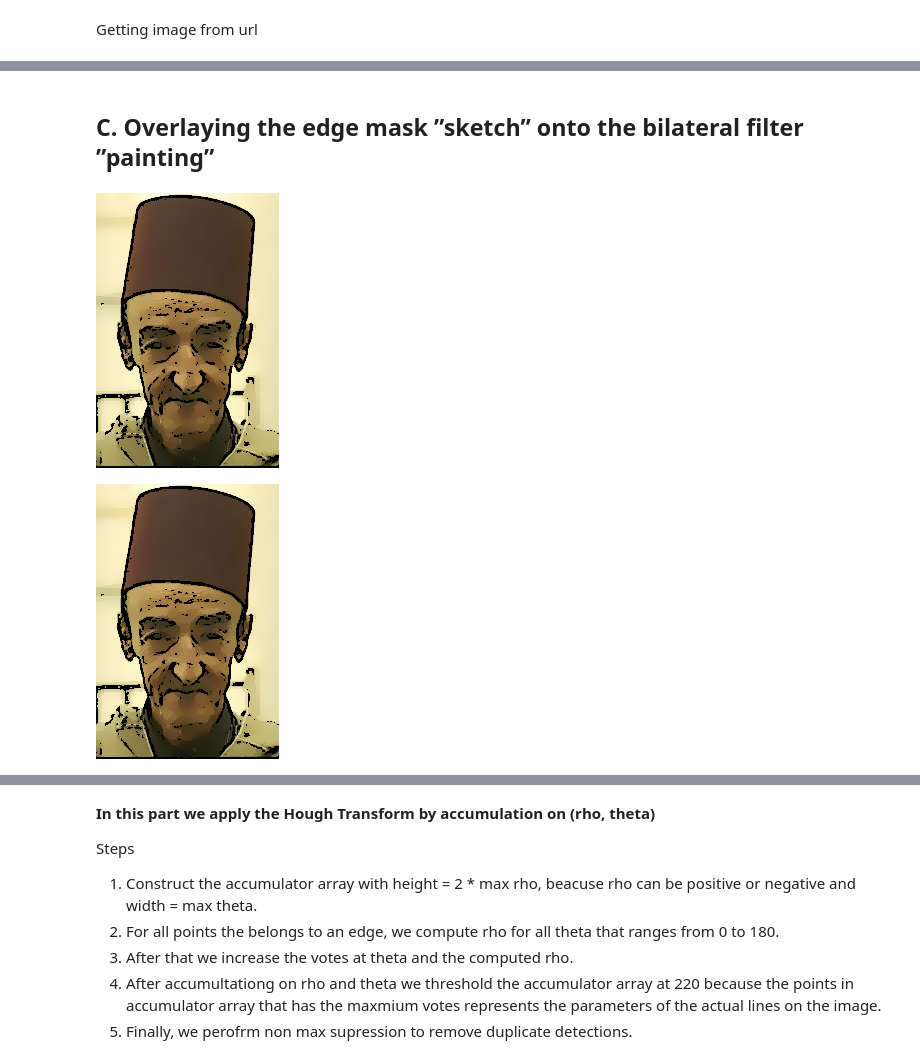
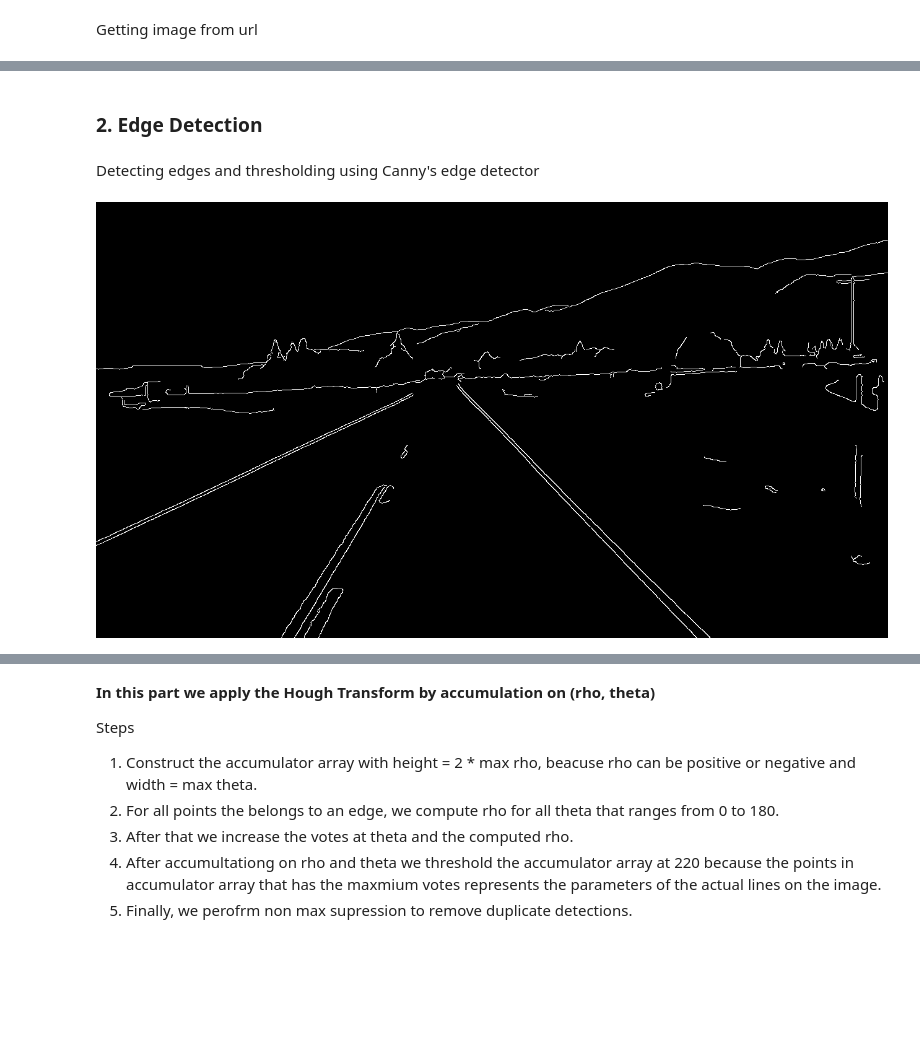
Before and after one commit to Youhanna-Yousry/Image-Cartoonifying-and-Lane-Detection, a Jupyter notebook: LaneDetection.ipynb, the cells around one changed output, grey strips where cells are left out. Saved outputs shown, nothing was run; the diff lists cells and outputs as text; code cells hidden in the pictures; blank space fills up the shorter version.

```diff
--- a/LaneDetection.ipynb
+++ b/LaneDetection.ipynb
@@ -57,21 +48,9 @@ cv2_imshow(smoothed_img)
-# %% [markdown]
-## C. Overlaying the edge mask ”sketch” onto the bilateral filter ”painting”
-# %%
-combined_img = np.zeros((org_img.shape))
-for i in range(combined_img.shape[0]):
-  for j in range(combined_img.shape[1]):
-    if edge_img[i, j] == 0:
-      combined_img[i, j] = 0
-    else:
-      combined_img[i, j] = smoothed_img[i, j]
-
-cv2_imshow(combined_img)
-# %% [output]
-[figure, removed]
-# %%
-# alternative method
-# using bitwise and to create final result
-test_image = np.tile(edge_img[:, :, np.newaxis], (1, 1, 3)) & smoothed_img
-cv2_imshow(test_image)
-# %% [output]
-[figure, removed]
+# %% [markdown]
+### 2. Edge Detection
+# %% [markdown]
+ Detecting edges and thresholding using Canny's edge detector
+# %%
+edges_image = cv2.Canny(smoothed_image, 50, 150)
+cv2_imshow(edges_image)
+# %% [output]
+[figure, added]
```
Also changed, not shown: parts of 44 cells of this notebook.
